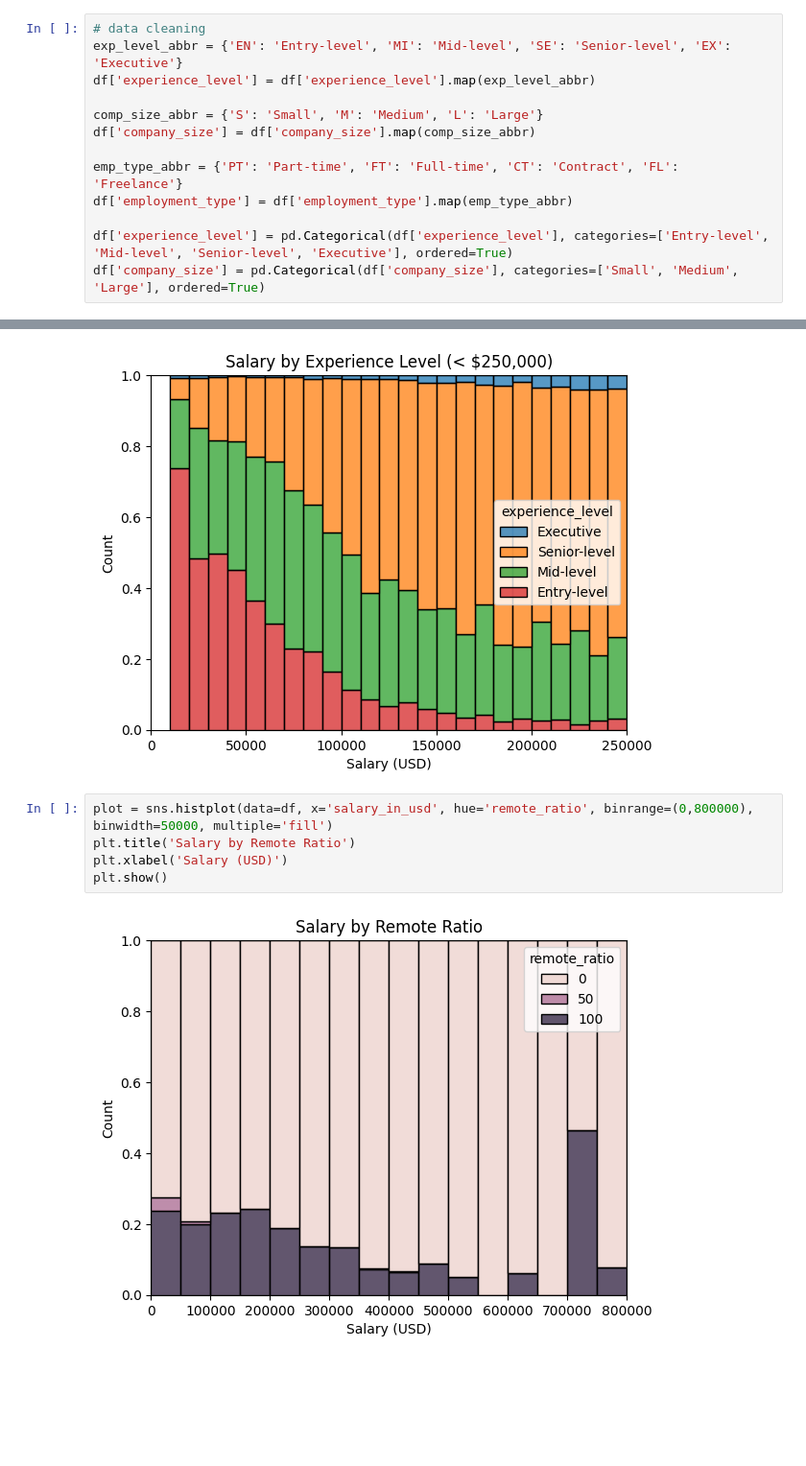
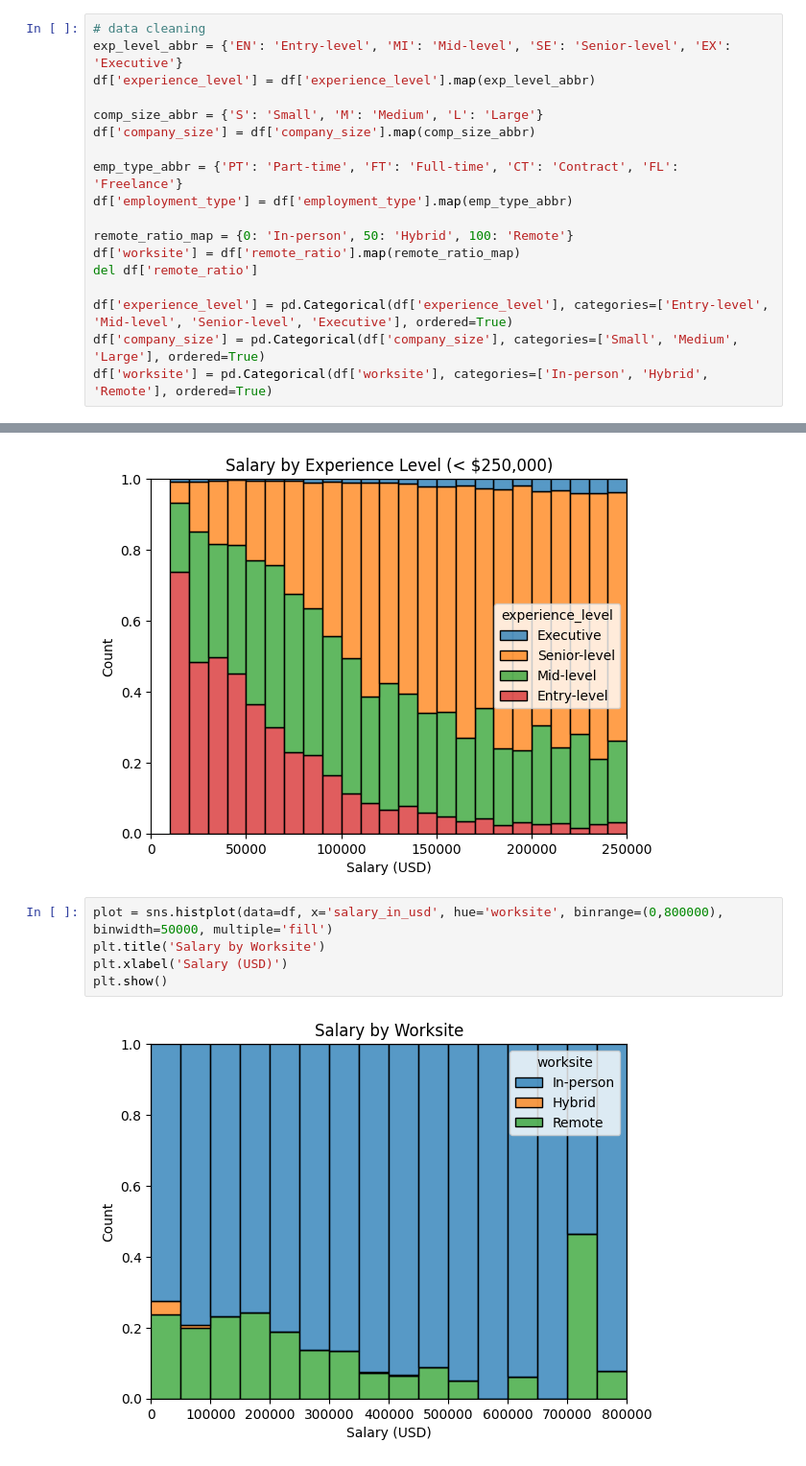
Before and after one commit to hensleyas21/SalariesML, a Jupyter notebook: salaries_analysis.ipynb, the cells around one changed output, grey strips where cells are left out. Shown at 96% size. Saved outputs shown, nothing was run; the diff lists cells and outputs as text; blank space fills up the shorter version.

```diff
--- a/salaries_analysis.ipynb
+++ b/salaries_analysis.ipynb
@@ -30,8 +30,13 @@ df['company_size'] = df['company_size'].map(comp_size_abbr)
 emp_type_abbr = {'PT': 'Part-time', 'FT': 'Full-time', 'CT': 'Contract', 'FL': 'Freelance'}
 df['employment_type'] = df['employment_type'].map(emp_type_abbr)
 
+remote_ratio_map = {0: 'In-person', 50: 'Hybrid', 100: 'Remote'}
+df['worksite'] = df['remote_ratio'].map(remote_ratio_map)
+del df['remote_ratio']
+
 df['experience_level'] = pd.Categorical(df['experience_level'], categories=['Entry-level', 'Mid-level', 'Senior-level', 'Executive'], ordered=True)
 df['company_size'] = pd.Categorical(df['company_size'], categories=['Small', 'Medium', 'Large'], ordered=True)
+df['worksite'] = pd.Categorical(df['worksite'], categories=['In-person', 'Hybrid', 'Remote'], ordered=True)
 # %%
 for col in df.columns:
     plot = sns.histplot(data=df, x=col)
@@ -73,10 +78,10 @@ plt.show()
 # %% [output]
 [figure]
 # %%
-plot = sns.histplot(data=df, x='salary_in_usd', hue='remote_ratio', binrange=(0,800000), binwidth=50000, multiple='fill')
-plt.title('Salary by Remote Ratio')
+plot = sns.histplot(data=df, x='salary_in_usd', hue='worksite', binrange=(0,800000), binwidth=50000, multiple='fill')
+plt.title('Salary by Worksite')
 plt.xlabel('Salary (USD)')
 plt.show()
 # %% [output]
-[figure, old version]
+[figure, new version]
 # %%
```
Also changed, not shown: parts of 4 cells of this notebook.
